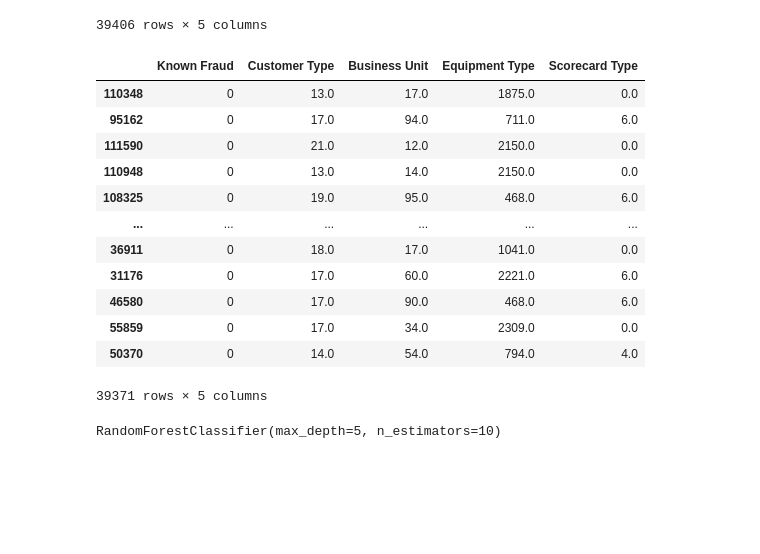
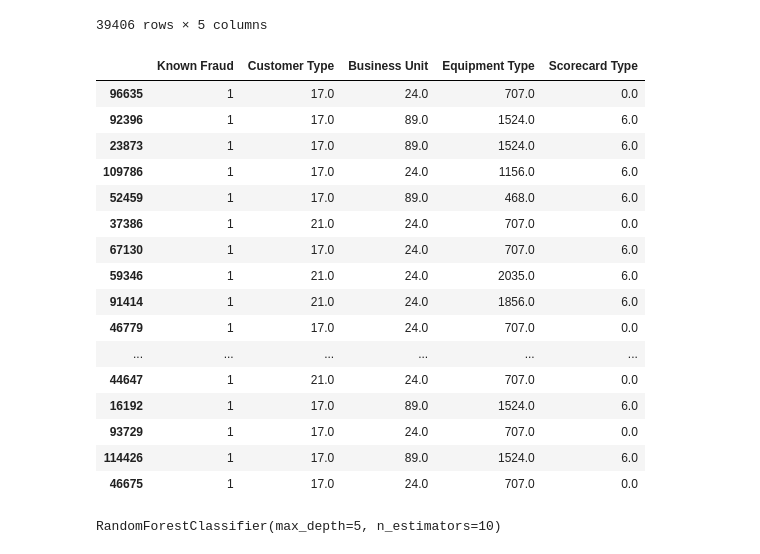
Before and after one commit to s260895/master_thesis_jads, a Jupyter notebook: notebook.ipynb, the cells around one changed output. Drawn from its saved outputs; the diff is of its cells as text; code cells hidden in the pictures; blank space fills up the shorter version.

```diff
--- a/notebook.ipynb
+++ b/notebook.ipynb
@@ -60,21 +60,25 @@ asset_location_data
 | 50370 | 0 | 14.0 | 54.0 | 794.0 | 4.0 |
 39406 rows × 5 columns
 # %%
-asset_location_data[asset_location_data['Known Fraud'] == 0]
+asset_location_data[asset_location_data['Known Fraud'] == 1]
 # %% [output]
 |  | Known Fraud | Customer Type | Business Unit | Equipment Type | Scorecard Type |
-| 110348 | 0 | 13.0 | 17.0 | 1875.0 | 0.0 |
-| 95162 | 0 | 17.0 | 94.0 | 711.0 | 6.0 |
-| 111590 | 0 | 21.0 | 12.0 | 2150.0 | 0.0 |
-| 110948 | 0 | 13.0 | 14.0 | 2150.0 | 0.0 |
-| 108325 | 0 | 19.0 | 95.0 | 468.0 | 6.0 |
+| 96635 | 1 | 17.0 | 24.0 | 707.0 | 0.0 |
+| 92396 | 1 | 17.0 | 89.0 | 1524.0 | 6.0 |
+| 23873 | 1 | 17.0 | 89.0 | 1524.0 | 6.0 |
+| 109786 | 1 | 17.0 | 24.0 | 1156.0 | 6.0 |
+| 52459 | 1 | 17.0 | 89.0 | 468.0 | 6.0 |
+| 37386 | 1 | 21.0 | 24.0 | 707.0 | 0.0 |
+| 67130 | 1 | 17.0 | 24.0 | 707.0 | 6.0 |
+| 59346 | 1 | 21.0 | 24.0 | 2035.0 | 6.0 |
+| 91414 | 1 | 21.0 | 24.0 | 1856.0 | 6.0 |
+| 46779 | 1 | 17.0 | 24.0 | 707.0 | 0.0 |
 | ... | ... | ... | ... | ... | ... |
-| 36911 | 0 | 18.0 | 17.0 | 1041.0 | 0.0 |
-| 31176 | 0 | 17.0 | 60.0 | 2221.0 | 6.0 |
-| 46580 | 0 | 17.0 | 90.0 | 468.0 | 6.0 |
-| 55859 | 0 | 17.0 | 34.0 | 2309.0 | 0.0 |
-| 50370 | 0 | 14.0 | 54.0 | 794.0 | 4.0 |
+| 44647 | 1 | 21.0 | 24.0 | 707.0 | 0.0 |
+| 16192 | 1 | 17.0 | 89.0 | 1524.0 | 6.0 |
+| 93729 | 1 | 17.0 | 24.0 | 707.0 | 0.0 |
+| 114426 | 1 | 17.0 | 89.0 | 1524.0 | 6.0 |
+| 46675 | 1 | 17.0 | 24.0 | 707.0 | 0.0 |
-39371 rows × 5 columns
 # %%
 from sklearn.utils import resample
 
```
Also changed, not shown: parts of 1 cell of this notebook.
